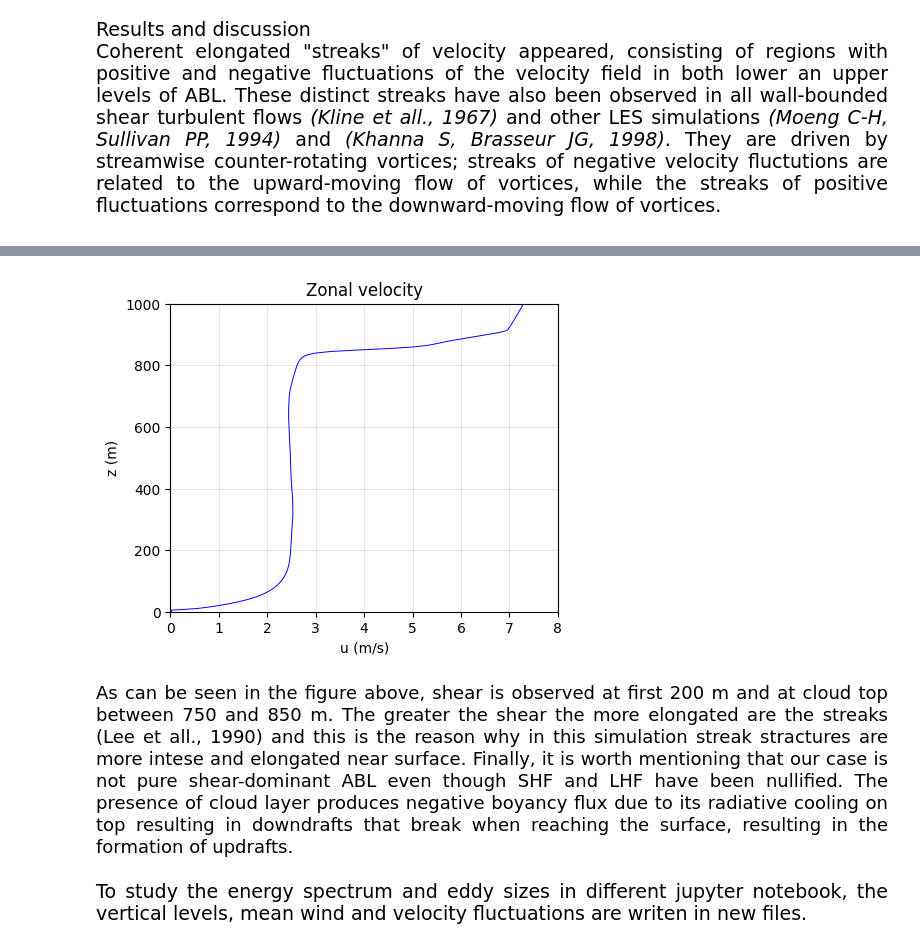
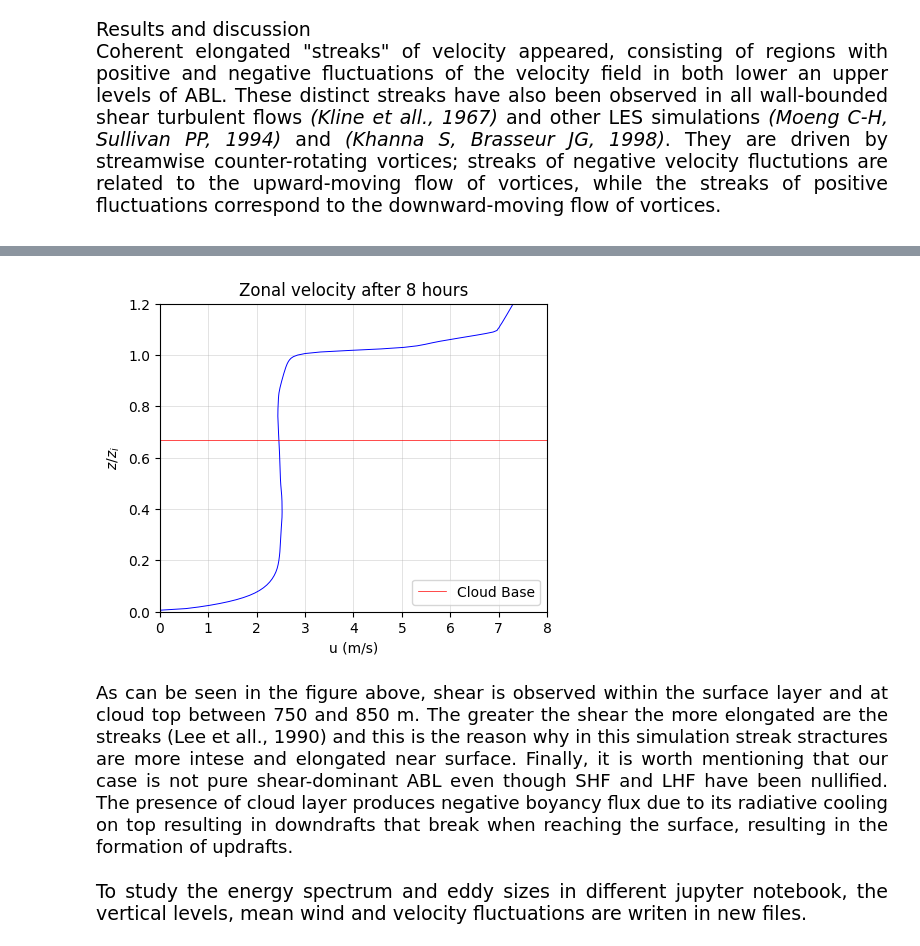
Before and after one commit to ChrisPhys97/Bachelor-Thesis, a Jupyter notebook: Data Visualization.ipynb, the cells around one changed output, grey strips where cells are left out. Cells and saved outputs as stored; diff of their text form; code cells hidden in the pictures.

```diff
--- a/Data Visualization.ipynb
+++ b/Data Visualization.ipynb
@@ -30,11 +30,14 @@ text-justify: inter-word; font-size: 19px;">
 The 128 vertical levels (heights) are written in 'Z0' ASCII file continuously. Values are reshaped into 1D vector.
 </div>
 # %%
-url1="https://raw.githubusercontent.com/ChrisPhys97/Bachelor-Thesis/refs/heads/main/Z0"
+url1="https://raw.githubusercontent.com/ChrisPhys97/Bachelor-Thesis/refs/heads/main/data/Z0"
 f1=pd.read_csv(url1,header=None, on_bad_lines="warn",delim_whitespace=True,engine="python")
 z=f1.to_numpy()
 z=z.reshape(132)
 z=z[0:128]
+# ABL top after 8 hours retrived from time series
+zi=835
+z=z/835
 # %% [markdown]
 <div style="text-align: justify;
 text-justify: inter-word; font-size: 18px;">
@@ -43,7 +46,7 @@ Post-proccessed spatially-averaged verical profiles are written every ~300s. The
 # %%
 import io
 
-url2="https://raw.githubusercontent.com/ChrisPhys97/Bachelor-Thesis/refs/heads/main/U_s.pro.0000"
+url2="https://raw.githubusercontent.com/ChrisPhys97/Bachelor-Thesis/refs/heads/main/data/U_s.pro.0000"
 text=requests.get(url2).text
 
 # Use io.StringIO to treat the string 'text' as a file-like object
@@ -133,21 +136,25 @@ In shear, as can be seen in the picture above, slower fluid moving upward induce
 Above the surface layer, streaks have spanwise width larger than the boundary layer thickness. At the mid-ABL (below the cloud layer) streaks dissapear and only random, small-scale velocity fluctuations are observed. However close to the ABL top (within the cloud layer) wider streaks of shorter streamwise length scale are observed again. The reason behind this mid-level disappearance is that the shear is vanished and ABL is well mixed.
 </div>
 # %%
+# Cloud base after 8 hours of simulation
+c_base=560/zi
 fig,ax=plt.subplots(figsize=(5,4))
 ax.plot(u_m,z,color="blue",linewidth=0.7)
 ax.set_xlabel("u (m/s)")
-ax.set_ylabel("z (m)")
-ax.set_title("Zonal velocity")
+ax.set_ylabel("$z/z_i$")
+ax.set_title("Zonal velocity after 8 hours")
 plt.grid(True, linewidth=0.5, alpha=0.5)
-plt.ylim([0,1000])
+ax.axhline(y=c_base,linewidth=0.5,color="r",label="Cloud Base")
+plt.ylim([0,1.2])
+plt.legend(loc="lower right")
 plt.xlim([0,8])
 plt.show()
 # %% [output]
-[figure, old version]
+[figure, new version]
 # %% [markdown]
 <div style="text-align: justify;
 text-justify: inter-word; font-size: 18px;">
-As can be seen in the figure above, shear is observed at first 200 m and at cloud top between 750 and 850 m. The greater the shear the more elongated are the streaks (Lee et all., 1990) and this is the reason why in this simulation streak stractures are more intese and elongated near surface. Finally, it is worth mentioning that our case is not pure shear-dominant ABL even though SHF and LHF have been nullified. The presence of cloud layer produces negative boyancy flux due to its radiative cooling on top resulting in downdrafts that break when reaching the surface, resulting in the formation of updrafts.
+As can be seen in the figure above, shear is observed within the surface layer and at cloud top between 750 and 850 m. The greater the shear the more elongated are the streaks (Lee et all., 1990) and this is the reason why in this simulation streak stractures are more intese and elongated near surface. Finally, it is worth mentioning that our case is not pure shear-dominant ABL even though SHF and LHF have been nullified. The presence of cloud layer produces negative boyancy flux due to its radiative cooling on top resulting in downdrafts that break when reaching the surface, resulting in the formation of updrafts.
 </div>
 # %% [markdown]
 <div style="text-align: justify;
```
Also changed, not shown: parts of 3 cells of this notebook.
